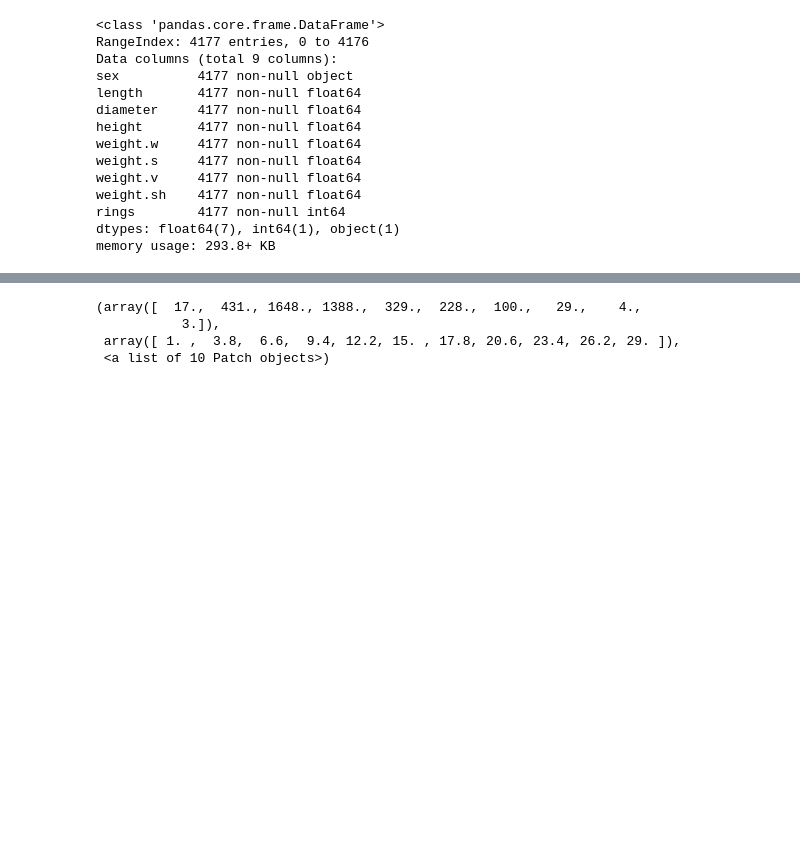
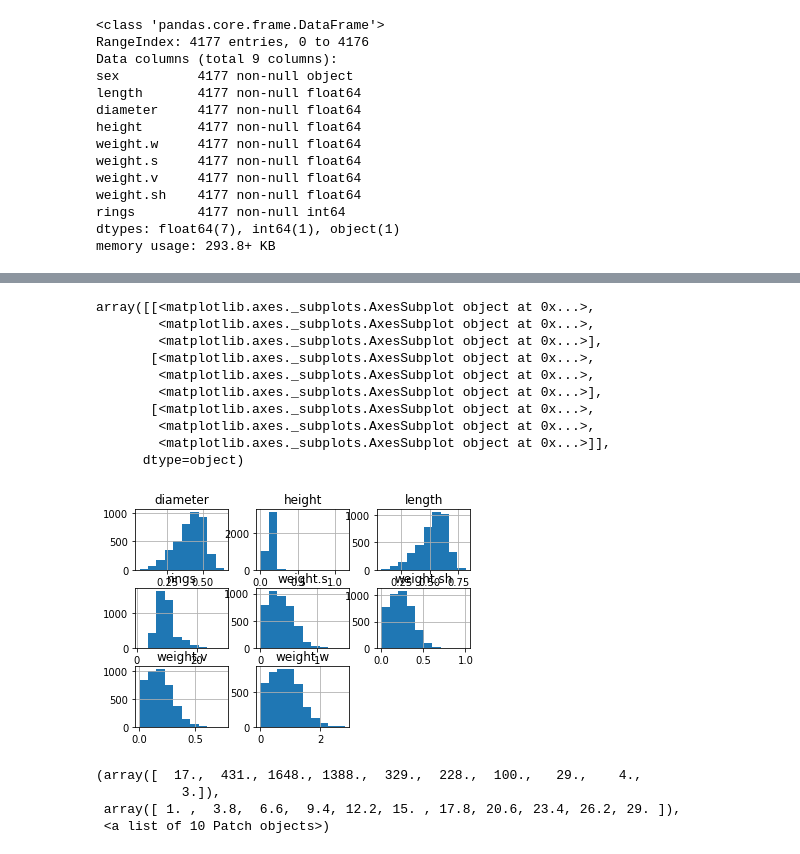
Before and after one commit to pranavrajt/Abalone-Age-Prediction, a Jupyter notebook: Abalone.ipynb, the cells around one changed output, grey strips where cells are left out. Cells and saved outputs as stored; diff of their text form; code cells hidden in the pictures; blank space fills up the shorter version.

```diff
--- a/Abalone.ipynb
+++ b/Abalone.ipynb
@@ -62,6 +62,21 @@ data.describe()
 | 50% | 0.545000 | 0.425000 | 0.140000 | 0.799500 | 0.336000 | 0.171000 | 0.234000 | 9.000000 |
 | 75% | 0.615000 | 0.480000 | 0.165000 | 1.153000 | 0.502000 | 0.253000 | 0.329000 | 11.000000 |
 | max | 0.815000 | 0.650000 | 1.130000 | 2.825500 | 1.488000 | 0.760000 | 1.005000 | 29.000000 |
+# %%
+#write a better command
+data.hist()
+# %% [output]
+array([[<matplotlib.axes._subplots.AxesSubplot object at 0x...>,
+        <matplotlib.axes._subplots.AxesSubplot object at 0x...>,
+        <matplotlib.axes._subplots.AxesSubplot object at 0x...>],
+       [<matplotlib.axes._subplots.AxesSubplot object at 0x...>,
+        <matplotlib.axes._subplots.AxesSubplot object at 0x...>,
+        <matplotlib.axes._subplots.AxesSubplot object at 0x...>],
+       [<matplotlib.axes._subplots.AxesSubplot object at 0x...>,
+        <matplotlib.axes._subplots.AxesSubplot object at 0x...>,
+        <matplotlib.axes._subplots.AxesSubplot object at 0x...>]],
+      dtype=object)
+[figure, added]
 # %%
 # Check the distribution of our target variable (rings)
 plt.hist(data['rings'])
```
Also changed, not shown: parts of 9 cells of this notebook.
